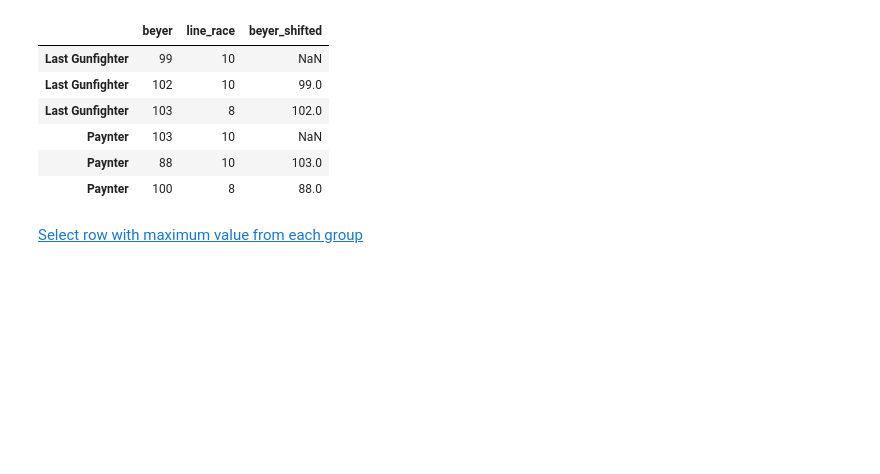
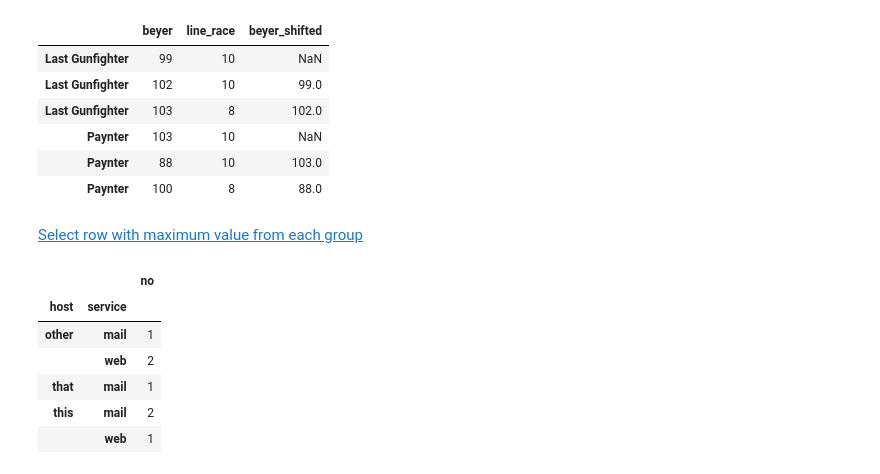
Before and after one commit to bgroveben/python3_machine_learning_projects, a Jupyter notebook: learn_kaggle/pandas/pandas_cookbook.ipynb, the cells around one changed output. Cells and saved outputs as stored; diff of their text form; code cells hidden in the pictures; blank space fills up the shorter version.

```diff
--- a/learn_kaggle/pandas/pandas_cookbook.ipynb
+++ b/learn_kaggle/pandas/pandas_cookbook.ipynb
@@ -1076,3 +1076,16 @@ df['beyer_shifted'] = df.groupby(level=0)['beyer'].shift(1); df
 | Paynter | 100 | 8 | 88.0 |
 # %% [markdown]
 [Select row with maximum value from each group](https://stackoverflow.com/questions/26701849/pandas-groupby-and-finding-maximum-in-groups-returning-value-and-count)
+# %%
+df = pd.DataFrame({'host' : ['other','other','that','this','this'],
+                  'service' : ['mail','web','mail','mail','web'],
+                  'no' : [1,2,1,2,1]}).set_index(['host', 'service'])
+df
+# %% [output]
+|  |  | no |
+| host | service |  |
+| other | mail | 1 |
+|  | web | 2 |
+| that | mail | 1 |
+| this | mail | 2 |
+|  | web | 1 |
```
Also changed, not shown: parts of 15 cells of this notebook.
